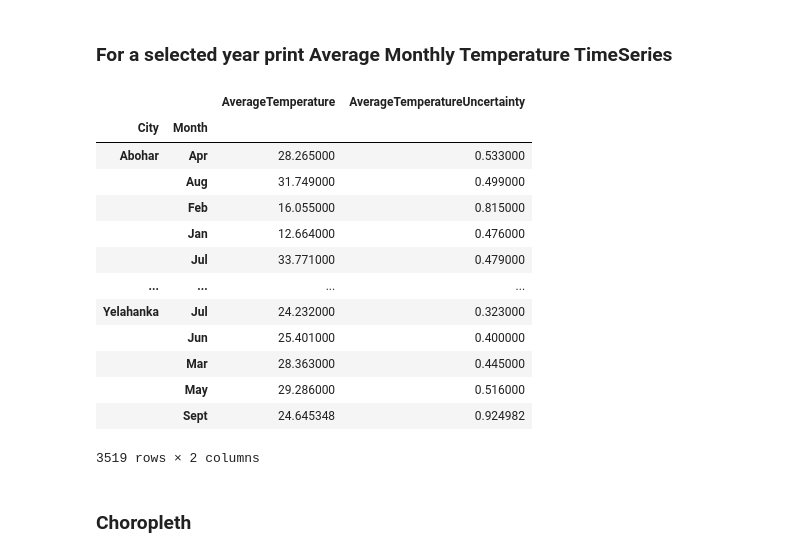
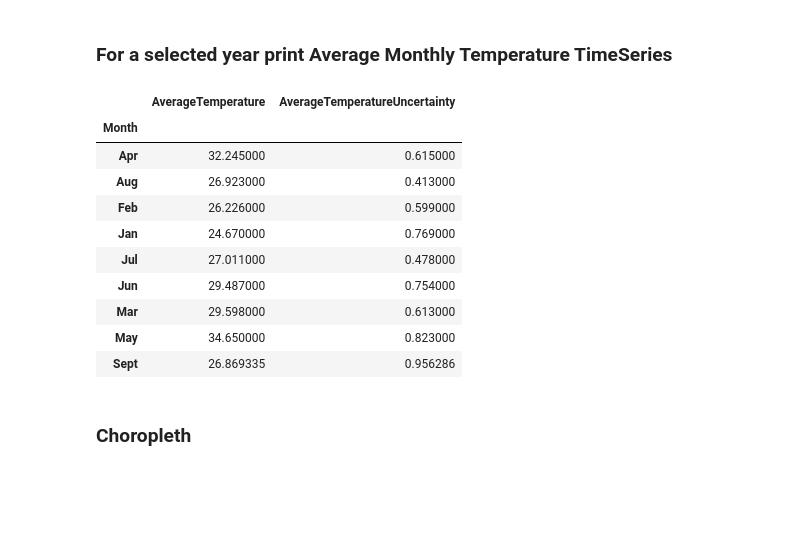
Before and after one commit to r0han99/deltaT-prophet, a Jupyter notebook: EDA+FeatureEngineering.ipynb, the cells around one changed output. Drawn from its saved outputs; the diff is of its cells as text; code cells hidden in the pictures; blank space fills up the shorter version.

```diff
--- a/EDA+FeatureEngineering.ipynb
+++ b/EDA+FeatureEngineering.ipynb
@@ -10,10 +10,6 @@ import plotly.graph_objects as go
 import plotly.io as pio
 
 plt.style.use('seaborn-whitegrid')
-# %%
-dmajcity = pd.read_csv("AvgTempMajorCity.csv").drop('Unnamed: 0',axis=1)
-dstate = pd.read_csv("AvgTempStates.csv").drop('Unnamed: 0',axis=1)
-dcity = pd.read_csv('AvgTempcities.csv').drop('Unnamed: 0',axis=1)
 # %%
 dcity.head(2)
 # %% [output]
@@ -536,22 +541,19 @@ def selective_scrutiny(df, year, country, city=None,quantify=False):
     else:
         print("Data doesn't have records of temperatures from the years after 2013 and before 1743")
 # %%
-selective_scrutiny(dcity, 2013, 'India')
+selective_scrutiny(dcity, 2013, 'India', 'Hyderabad')
 # %% [output]
-|  |  | AverageTemperature | AverageTemperatureUncertainty |
-| City | Month |  |  |
-| Abohar | Apr | 28.265000 | 0.533000 |
-|  | Aug | 31.749000 | 0.499000 |
-|  | Feb | 16.055000 | 0.815000 |
-|  | Jan | 12.664000 | 0.476000 |
-|  | Jul | 33.771000 | 0.479000 |
-| ... | ... | ... | ... |
-| Yelahanka | Jul | 24.232000 | 0.323000 |
-|  | Jun | 25.401000 | 0.400000 |
-|  | Mar | 28.363000 | 0.445000 |
-|  | May | 29.286000 | 0.516000 |
-|  | Sept | 24.645348 | 0.924982 |
+|  | AverageTemperature | AverageTemperatureUncertainty |
+| Month |  |  |
+| Apr | 32.245000 | 0.615000 |
+| Aug | 26.923000 | 0.413000 |
+| Feb | 26.226000 | 0.599000 |
+| Jan | 24.670000 | 0.769000 |
+| Jul | 27.011000 | 0.478000 |
+| Jun | 29.487000 | 0.754000 |
+| Mar | 29.598000 | 0.613000 |
+| May | 34.650000 | 0.823000 |
+| Sept | 26.869335 | 0.956286 |
-3519 rows × 2 columns
 # %% [markdown]
 ### Choropleth
 # %%
```
Also changed, not shown: parts of 29 cells of this notebook, 8 other files.
